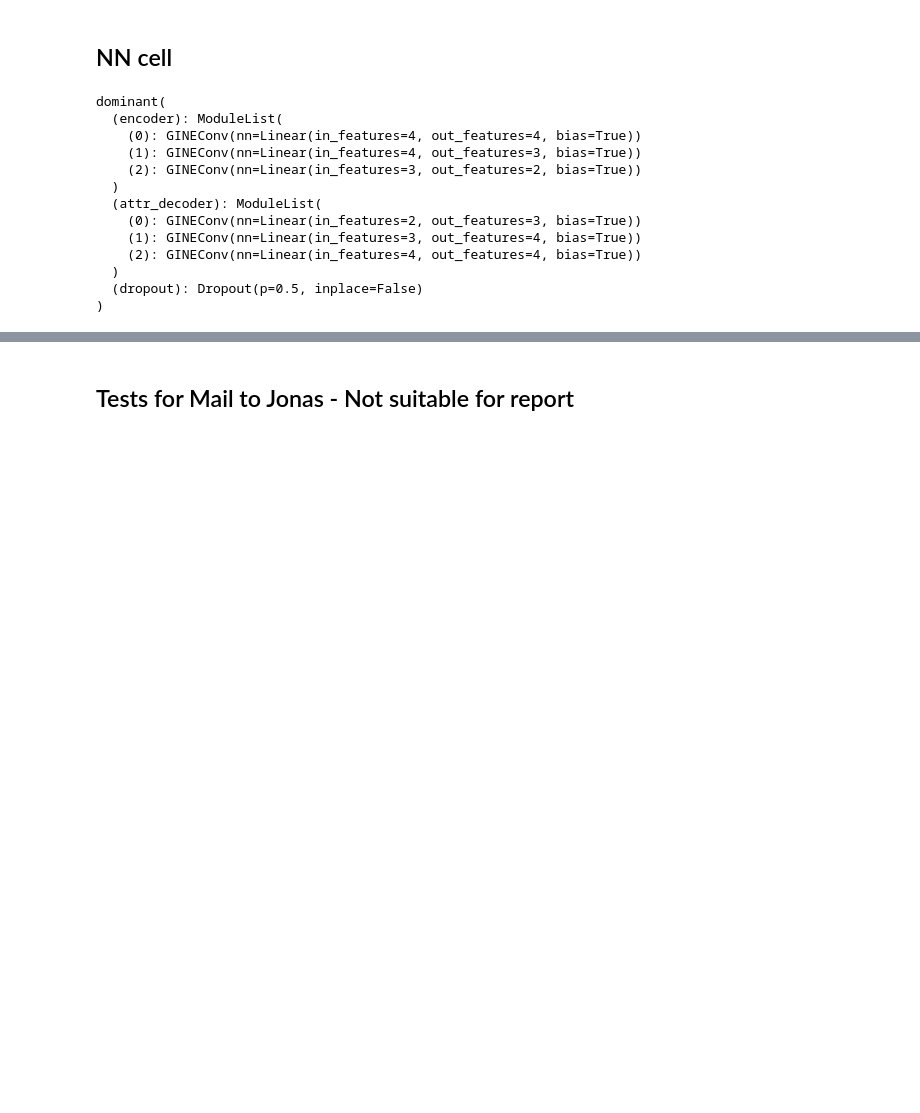
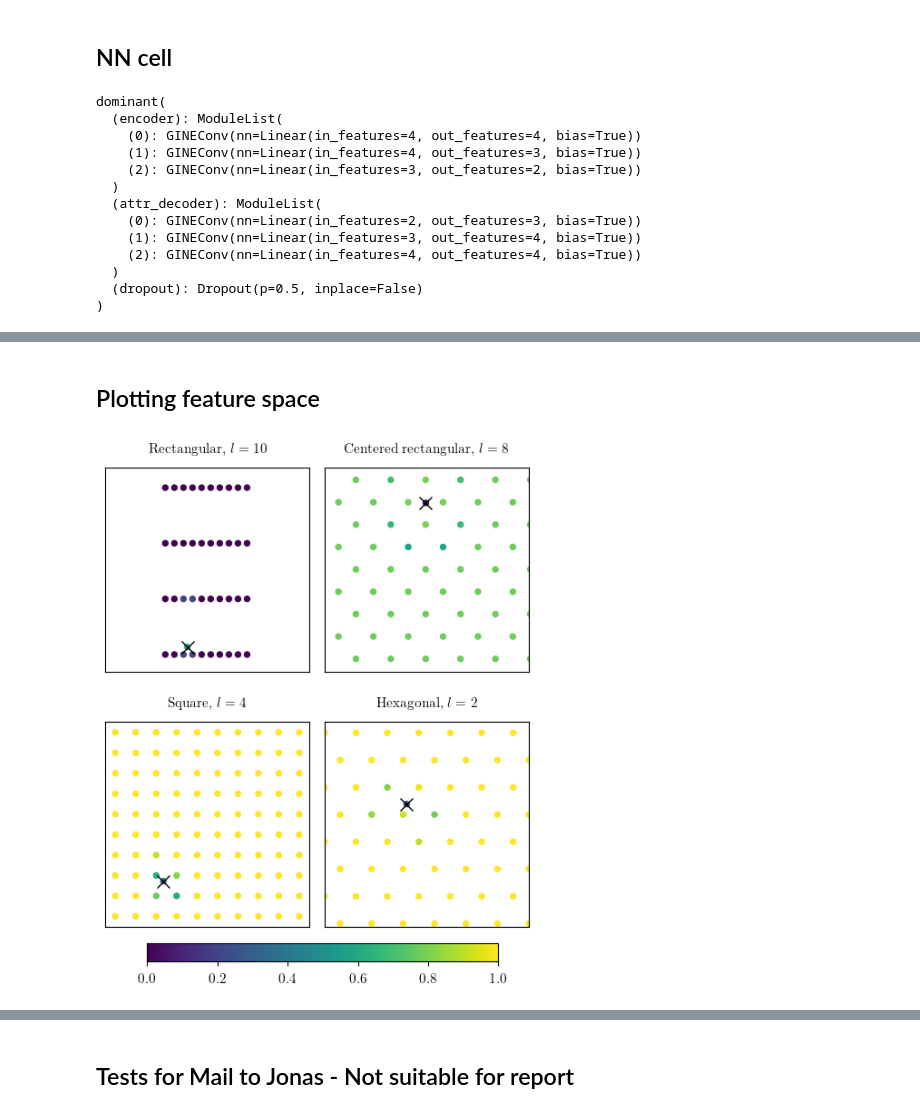
Before and after one commit to SteWey0/Computerpraktikum, a Jupyter notebook: autoencoder2d_debug.ipynb, the cells around one changed output, grey strips where cells are left out. Cells and saved outputs as stored; diff of their text form; code cells hidden in the pictures; blank space fills up the shorter version.

```diff
--- a/autoencoder2d_debug.ipynb
+++ b/autoencoder2d_debug.ipynb
@@ -663,3 +649,65 @@ Epoch: 050
+# %% [markdown]
+## Plotting feature space
+# %%
+def plot_boo(nodes, boo, which=0, labels=None, scores=None):
+    fig, ax = plt.subplots()
+    cbar = ax.scatter(nodes[:,0], nodes[:,1], c=boo[:,which], cmap='viridis')
+    # show colorbar
+    fig.colorbar(cbar, shrink=0.6)
+    labels = labels.flatten()
+    if labels is not None:
+        ax.plot(nodes[labels==1,0], nodes[labels==1,1], c='black', markersize=10, marker='+')
+    if scores is not None:
+        ax.plot(nodes[np.argmax(scores),0], nodes[np.argmax(scores),1], c='red', markersize=10, marker='x')
+    ax.set_aspect('equal')
+    ax.grid()
+    #plt.show()
+index = 45
+fig, ax = plt.subplots(2,2,figsize=(5,2*2.81))
+data = dataset[16]
+cbar_00 = ax[0,0].scatter(data.pos.numpy()[:,0], data.pos.numpy()[:,1], c=data.x.numpy()[:,4], cmap='viridis', vmin=0, vmax=1)
+ax[0,0].plot(data.pos.numpy()[data.y.numpy().flatten()==1,0], data.pos.numpy()[data.y.numpy().flatten()==1,1], c='black', markersize=10, marker='x')
+ax[0,0].get_xaxis().set_ticks([])
+ax[0,0].get_yaxis().set_ticks([])
+ax[0,0].set_title('Rectangular, $l=10$')
+ax[0,0].set_aspect('equal')
+ax[0,0].set(xlim=(-2, 6), ylim=(1.5, 9.5))
+
+data = dataset[32]
+cbar_01 = ax[0,1].scatter(data.pos.numpy()[:,0], data.pos.numpy()[:,1], c=data.x.numpy()[:,3], cmap='viridis', vmin=0, vmax=1)
+ax[0,1].plot(data.pos.numpy()[data.y.numpy().flatten()==1,0], data.pos.numpy()[data.y.numpy().flatten()==1,1], c='black', markersize=10, marker='x')
+# ax[0,1].axis('off')
+ax[0,1].get_xaxis().set_ticks([])
+ax[0,1].get_yaxis().set_ticks([])
+ax[0,1].set(xlim=(1.5,9.5), ylim=(10, 18))
+ax[0,1].set_title('Centered rectangular, $l=8$')
+ax[0,1].set_aspect('equal')
+
+data = dataset[8]
+cbar_10 = ax[1,0].scatter(data.pos.numpy()[:,0], data.pos.numpy()[:,1], c=data.x.numpy()[:,1], cmap='viridis', vmin=0, vmax=1)
+ax[1,0].plot(data.pos.numpy()[data.y.numpy().flatten()==1,0], data.pos.numpy()[data.y.numpy().flatten()==1,1], c='black', markersize=10, marker='x')
+# ax[1,0].axis('off')
+ax[1,0].get_xaxis().set_ticks([])
+ax[1,0].get_yaxis().set_ticks([])
+ax[1,0].set_title('Square, $l=4$')
+ax[1,0].set_aspect('equal')
+ax[1,0].set(xlim=(0.5, 10.5), ylim=(0.5, 10.5))
+
+data = dataset[49]
+cbar_11 = ax[1,1].scatter(data.pos.numpy()[:,0], data.pos.numpy()[:,1], c=data.x.numpy()[:,2], cmap='viridis', vmin=0, vmax=1)
+ax[1,1].plot(data.pos.numpy()[data.y.numpy().flatten()==1,0], data.pos.numpy()[data.y.numpy().flatten()==1,1], c='black', markersize=10, marker='x')
+# ax[1,1].axis('off')
+ax[1,1].get_xaxis().set_ticks([])
+ax[1,1].get_yaxis().set_ticks([])
+ax[1,1].set_title('Hexagonal, $l=2$')
+ax[1,1].set_aspect('equal')
+ax[1,1].set(xlim=(-1,5.5), ylim=(2.5,9))
+plt.subplots_adjust(bottom=-0.16)
+fig.colorbar(cbar_00, ax=ax, orientation='horizontal', location='bottom')
+fig.tight_layout()
+fig.savefig('latex/images/plots/features_2d_lattices.pdf', bbox_inches='tight')
+# %% [output]
+[figure, added]
 # %%
 model.eval()
 def widget_wrapper(data_ind, boo_ind):
```
Also changed, not shown: parts of 7 cells of this notebook, 16 other files.
